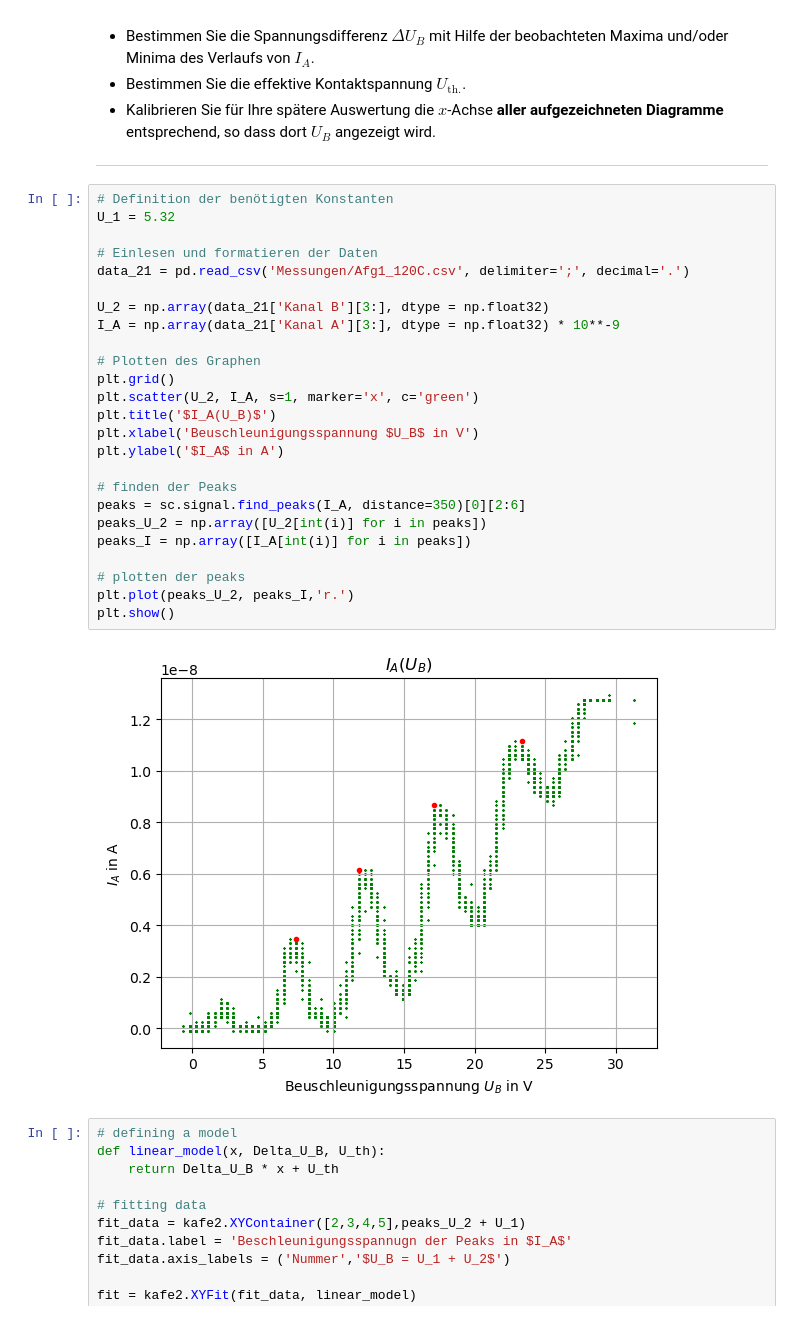
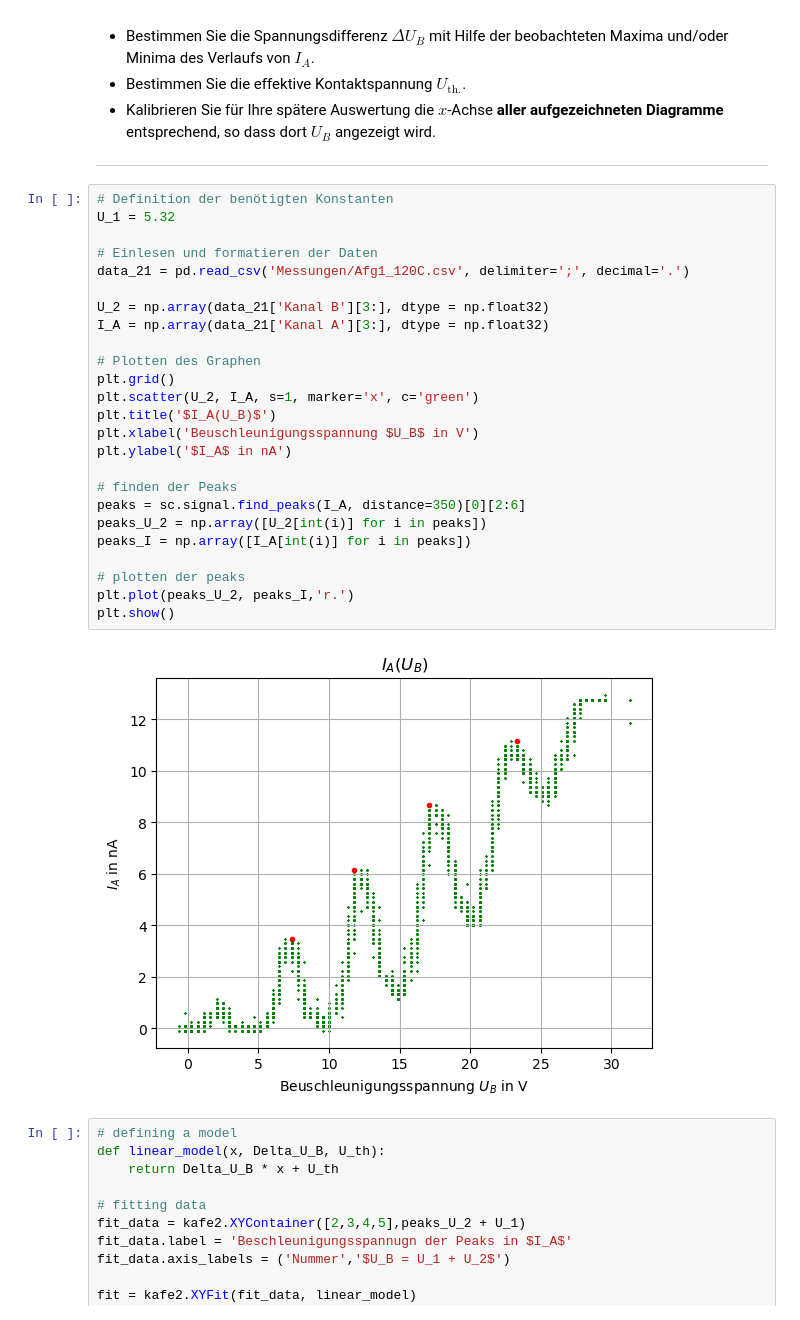
Before and after one commit to MRNock04/P2, a Jupyter notebook: Franck_Hertz_Versuch/Franck_Hertz_Versuch.ipynb, the cells around one changed output. Saved outputs shown, nothing was run; the diff lists cells and outputs as text.

```diff
--- a/Franck_Hertz_Versuch/Franck_Hertz_Versuch.ipynb
+++ b/Franck_Hertz_Versuch/Franck_Hertz_Versuch.ipynb
@@ -226,30 +226,30 @@ Charakterisieren Sie die Röhre, für die Einstellungen von $\vartheta$, $U_{1}$
 # %%
 # Definition der benötigten Konstanten
 U_1 = 5.32
 
 # Einlesen und formatieren der Daten
 data_21 = pd.read_csv('Messungen/Afg1_120C.csv', delimiter=';', decimal='.')
 
 U_2 = np.array(data_21['Kanal B'][3:], dtype = np.float32)
-I_A = np.array(data_21['Kanal A'][3:], dtype = np.float32) * 10**-9
+I_A = np.array(data_21['Kanal A'][3:], dtype = np.float32)
 
 # Plotten des Graphen
 plt.grid()
 plt.scatter(U_2, I_A, s=1, marker='x', c='green')
 plt.title('$I_A(U_B)$')
 plt.xlabel('Beuschleunigungsspannung $U_B$ in V')
-plt.ylabel('$I_A$ in A')
+plt.ylabel('$I_A$ in nA')
 
 # finden der Peaks
 peaks = sc.signal.find_peaks(I_A, distance=350)[0][2:6]
 peaks_U_2 = np.array([U_2[int(i)] for i in peaks])
 peaks_I = np.array([I_A[int(i)] for i in peaks])
 
 # plotten der peaks
 plt.plot(peaks_U_2, peaks_I,'r.')
 plt.show()
 # %% [output]
-[figure, old version]
+[figure, new version]
 # %%
 # defining a model
 def linear_model(x, Delta_U_B, U_th):
```
Also changed, not shown: parts of 2 cells of this notebook.
